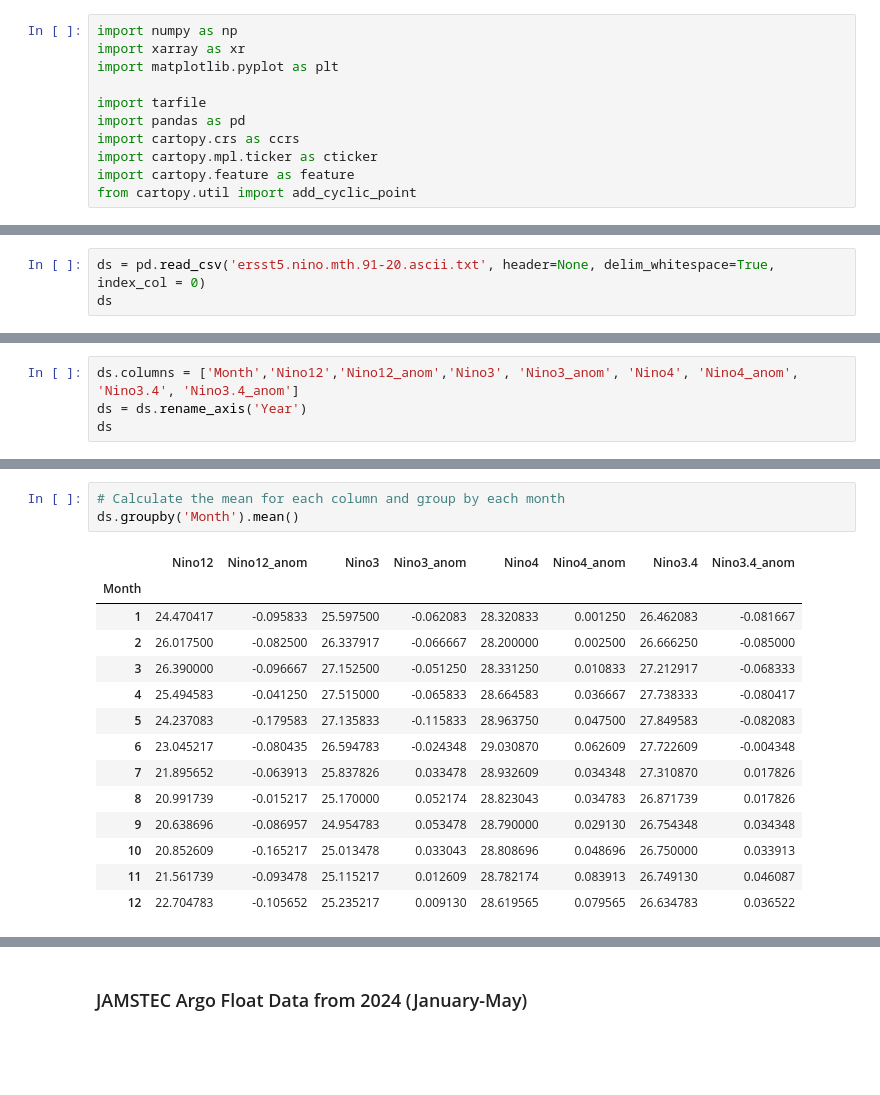
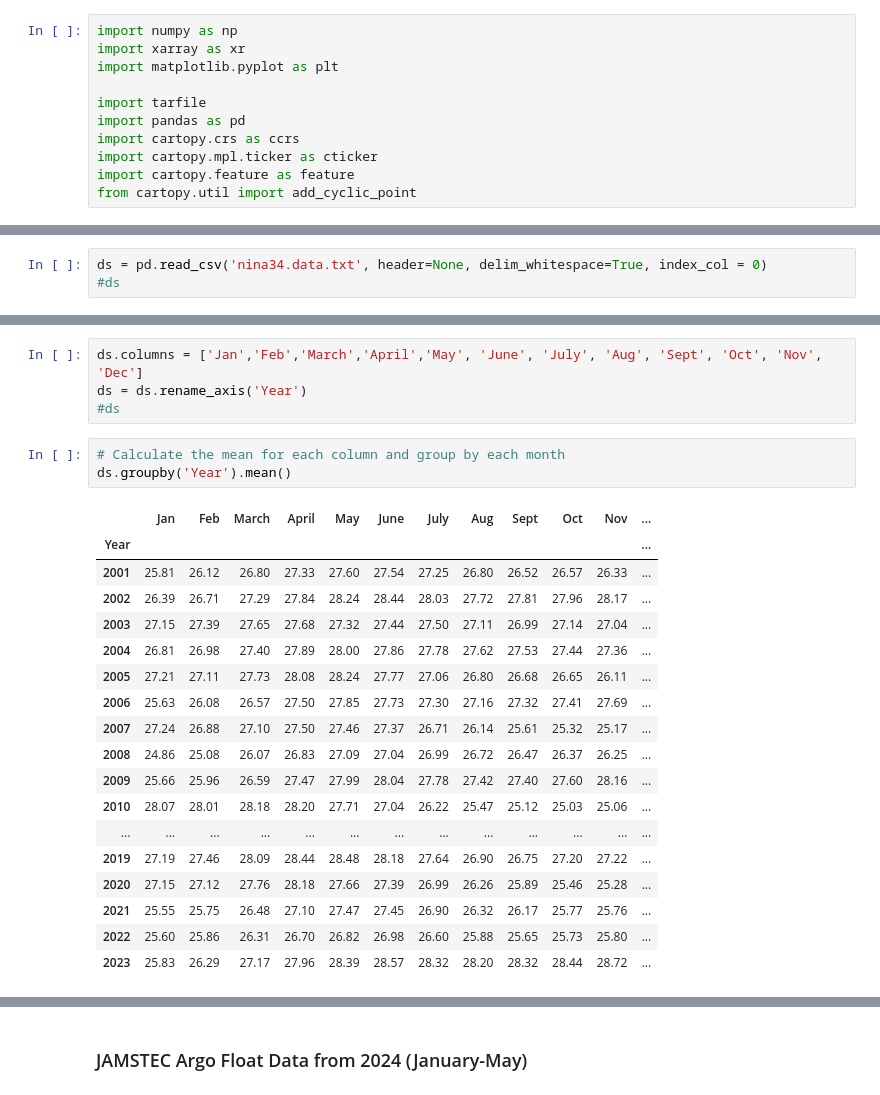
Before and after one commit to jwill96/clim680_project, a Jupyter notebook: CLIM 680_project.ipynb, the cells around one changed output, grey strips where cells are left out. Drawn from its saved outputs; the diff is of its cells as text; blank space fills up the shorter version.

```diff
--- a/CLIM 680_project.ipynb
+++ b/CLIM 680_project.ipynb
@@ -19,5 +19,5 @@ from cartopy.util import add_cyclic_point
 https://www.cpc.ncep.noaa.gov/data/indices/ersst5.nino.mth.91-20.ascii
 https://climatedataguide.ucar.edu/climate-data/nino-sst-indices-nino-12-3-34-4-oni-and-tni
 # %%
-ds = pd.read_csv('ersst5.nino.mth.91-20.ascii.txt', header=None, delim_whitespace=True, index_col = 0)
-ds
+ds = pd.read_csv('nina34.data.txt', header=None, delim_whitespace=True, index_col = 0)
+#ds
@@ -39,4 +23,0 @@ ds
-# %%
-ds.columns = ['Month','Nino12','Nino12_anom','Nino3', 'Nino3_anom', 'Nino4', 'Nino4_anom', 'Nino3.4', 'Nino3.4_anom']
-ds = ds.rename_axis('Year')
-ds
@@ -58,18 +24,26 @@ ds
+# %%
+ds.columns = ['Jan','Feb','March','April','May', 'June', 'July', 'Aug', 'Sept', 'Oct', 'Nov', 'Dec']
+ds = ds.rename_axis('Year')
+#ds
 # %%
 # Calculate the mean for each column and group by each month
-ds.groupby('Month').mean()
+ds.groupby('Year').mean()
 # %% [output]
-|  | Nino12 | Nino12_anom | Nino3 | Nino3_anom | Nino4 | Nino4_anom | Nino3.4 | Nino3.4_anom |
-| Month |  |  |  |  |  |  |  |  |
-| 1 | 24.470417 | -0.095833 | 25.597500 | -0.062083 | 28.320833 | 0.001250 | 26.462083 | -0.081667 |
-| 2 | 26.017500 | -0.082500 | 26.337917 | -0.066667 | 28.200000 | 0.002500 | 26.666250 | -0.085000 |
-| 3 | 26.390000 | -0.096667 | 27.152500 | -0.051250 | 28.331250 | 0.010833 | 27.212917 | -0.068333 |
-| 4 | 25.494583 | -0.041250 | 27.515000 | -0.065833 | 28.664583 | 0.036667 | 27.738333 | -0.080417 |
-| 5 | 24.237083 | -0.179583 | 27.135833 | -0.115833 | 28.963750 | 0.047500 | 27.849583 | -0.082083 |
-| 6 | 23.045217 | -0.080435 | 26.594783 | -0.024348 | 29.030870 | 0.062609 | 27.722609 | -0.004348 |
-| 7 | 21.895652 | -0.063913 | 25.837826 | 0.033478 | 28.932609 | 0.034348 | 27.310870 | 0.017826 |
-| 8 | 20.991739 | -0.015217 | 25.170000 | 0.052174 | 28.823043 | 0.034783 | 26.871739 | 0.017826 |
-| 9 | 20.638696 | -0.086957 | 24.954783 | 0.053478 | 28.790000 | 0.029130 | 26.754348 | 0.034348 |
-| 10 | 20.852609 | -0.165217 | 25.013478 | 0.033043 | 28.808696 | 0.048696 | 26.750000 | 0.033913 |
-| 11 | 21.561739 | -0.093478 | 25.115217 | 0.012609 | 28.782174 | 0.083913 | 26.749130 | 0.046087 |
-| 12 | 22.704783 | -0.105652 | 25.235217 | 0.009130 | 28.619565 | 0.079565 | 26.634783 | 0.036522 |
+|  | Jan | Feb | March | April | May | June | July | Aug | Sept | Oct | Nov | ... |
+| Year |  |  |  |  |  |  |  |  |  |  |  | ... |
+| 2001 | 25.81 | 26.12 | 26.80 | 27.33 | 27.60 | 27.54 | 27.25 | 26.80 | 26.52 | 26.57 | 26.33 | ... |
+| 2002 | 26.39 | 26.71 | 27.29 | 27.84 | 28.24 | 28.44 | 28.03 | 27.72 | 27.81 | 27.96 | 28.17 | ... |
+| 2003 | 27.15 | 27.39 | 27.65 | 27.68 | 27.32 | 27.44 | 27.50 | 27.11 | 26.99 | 27.14 | 27.04 | ... |
+| 2004 | 26.81 | 26.98 | 27.40 | 27.89 | 28.00 | 27.86 | 27.78 | 27.62 | 27.53 | 27.44 | 27.36 | ... |
+| 2005 | 27.21 | 27.11 | 27.73 | 28.08 | 28.24 | 27.77 | 27.06 | 26.80 | 26.68 | 26.65 | 26.11 | ... |
+| 2006 | 25.63 | 26.08 | 26.57 | 27.50 | 27.85 | 27.73 | 27.30 | 27.16 | 27.32 | 27.41 | 27.69 | ... |
+| 2007 | 27.24 | 26.88 | 27.10 | 27.50 | 27.46 | 27.37 | 26.71 | 26.14 | 25.61 | 25.32 | 25.17 | ... |
+| 2008 | 24.86 | 25.08 | 26.07 | 26.83 | 27.09 | 27.04 | 26.99 | 26.72 | 26.47 | 26.37 | 26.25 | ... |
+| 2009 | 25.66 | 25.96 | 26.59 | 27.47 | 27.99 | 28.04 | 27.78 | 27.42 | 27.40 | 27.60 | 28.16 | ... |
+| 2010 | 28.07 | 28.01 | 28.18 | 28.20 | 27.71 | 27.04 | 26.22 | 25.47 | 25.12 | 25.03 | 25.06 | ... |
+| ... | ... | ... | ... | ... | ... | ... | ... | ... | ... | ... | ... | ... |
+| 2019 | 27.19 | 27.46 | 28.09 | 28.44 | 28.48 | 28.18 | 27.64 | 26.90 | 26.75 | 27.20 | 27.22 | ... |
+| 2020 | 27.15 | 27.12 | 27.76 | 28.18 | 27.66 | 27.39 | 26.99 | 26.26 | 25.89 | 25.46 | 25.28 | ... |
+| 2021 | 25.55 | 25.75 | 26.48 | 27.10 | 27.47 | 27.45 | 26.90 | 26.32 | 26.17 | 25.77 | 25.76 | ... |
+| 2022 | 25.60 | 25.86 | 26.31 | 26.70 | 26.82 | 26.98 | 26.60 | 25.88 | 25.65 | 25.73 | 25.80 | ... |
+| 2023 | 25.83 | 26.29 | 27.17 | 27.96 | 28.39 | 28.57 | 28.32 | 28.20 | 28.32 | 28.44 | 28.72 | ... |
```
Also changed, not shown: parts of 95 cells of this notebook.
